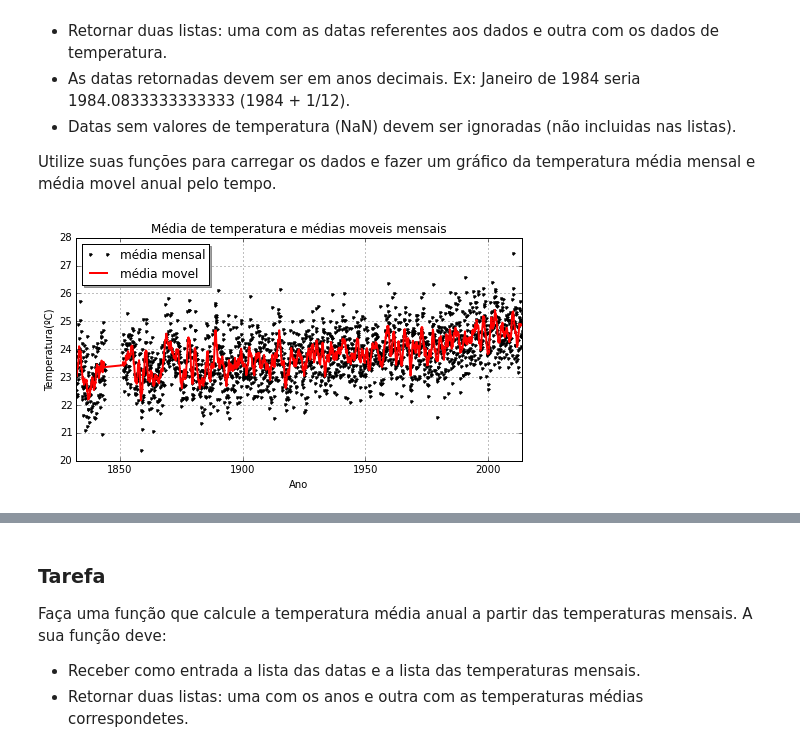
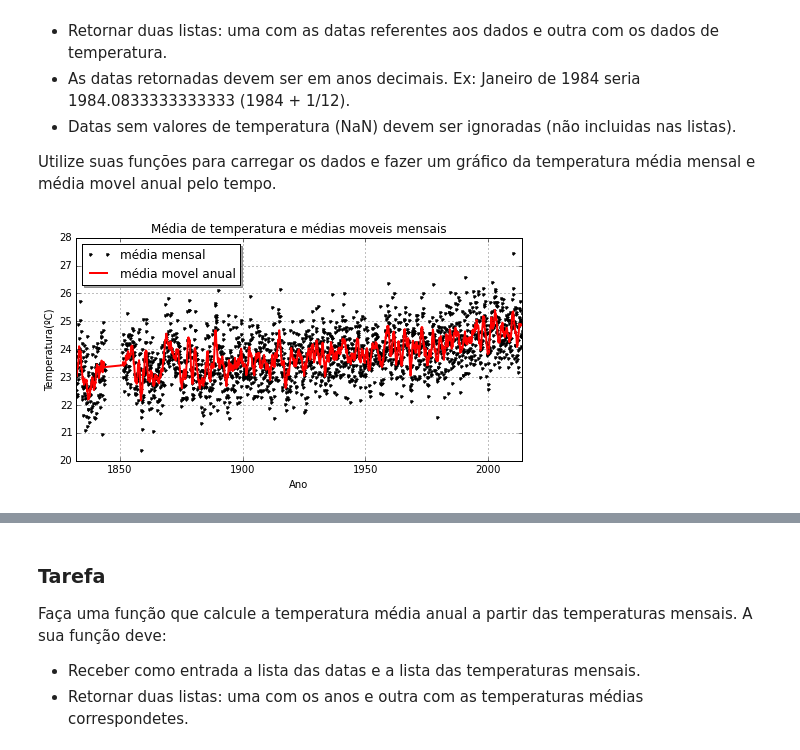
Before and after one commit to mat-esp-2015/capstone-camila-dyellen-maisum, a Jupyter notebook: capstone.ipynb, the cells around one changed output, grey strips where cells are left out. Cells and saved outputs as stored; diff of their text form; code cells hidden in the pictures.

Commit message:
Importante, corrigido bug na media anual

```diff
--- a/capstone.ipynb
+++ b/capstone.ipynb
@@ -102,19 +102,19 @@ def temp_moveis(arquivo):
 # %%
 
 plt.figure(figsize = [8, 4])
 plt.plot(temp_mensal(arquivo)[0],temp_mensal(arquivo)[1],'.k', label = 'média mensal')
-plt.plot(temp_moveis(arquivo)[0],temp_moveis(arquivo)[1],'r', linewidth = 2 , label = 'média movel')
+plt.plot(temp_moveis(arquivo)[0],temp_moveis(arquivo)[1],'r', linewidth = 2 , label = 'média movel anual')
 #preenchendo as informações para a legenda
 plt.legend(loc='upper left', shadow=True, fontsize='large')
 plt.title('Média de temperatura e médias moveis mensais') #nomeamos o título
 plt.ylabel('Temperatura(ºC)') #nomeamos o eixo Y
 plt.xlabel('Ano') #nomeamos o eixo x
 plt.xlim(min(temp_mensal(arquivo)[0]), max(temp_mensal(arquivo)[0]))
 
 # adicionado para ficar mais parecido com o padrão.
 plt.grid(True)
 # %% [output]
-[figure, old version]
+[figure, new version]
 # %% [markdown]
 ### Resultado esperado
 
```
Also changed, not shown: parts of 2 cells of this notebook.
